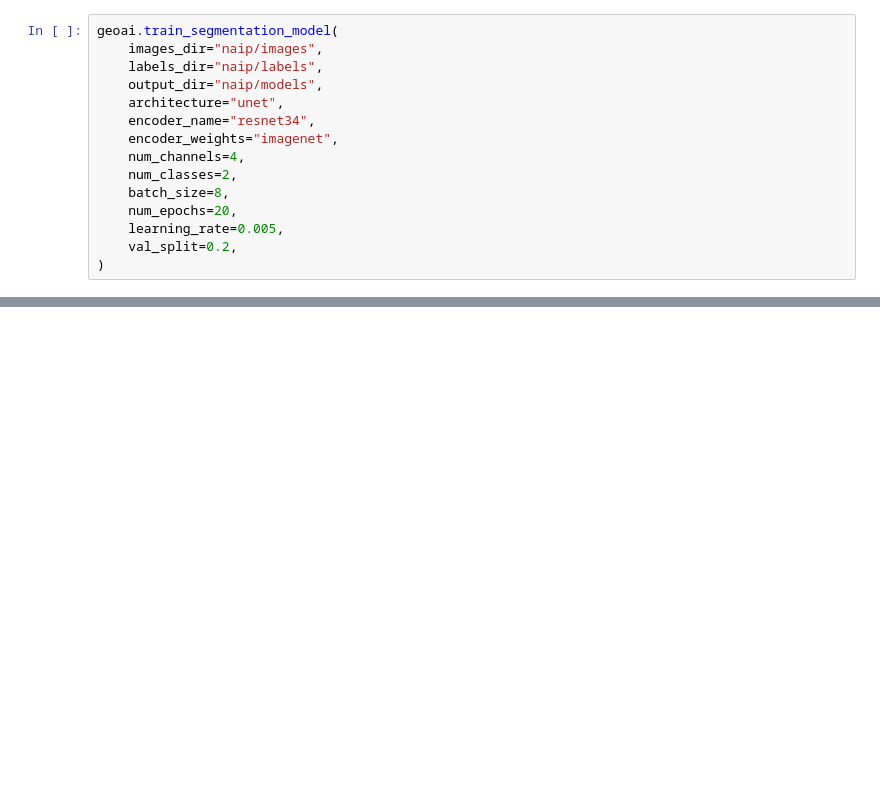
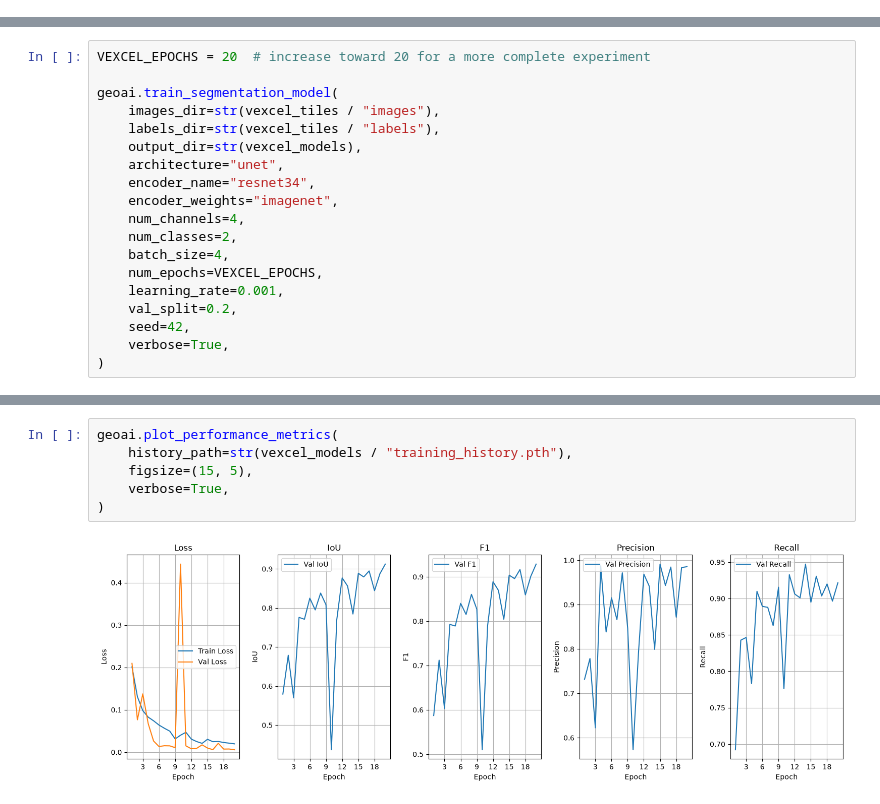
Before and after one commit to HendrikWulf/sds320-jb, a Jupyter notebook: book/04_lessons/L07/05_multispectral-and-sensor-specific-workflows.ipynb, the cells around one changed output, grey strips where cells are left out. Cells and saved outputs as stored; diff of their text form; blank space fills up the shorter version.

```diff
--- a/book/04_lessons/L07/05_multispectral-and-sensor-specific-workflows.ipynb
+++ b/book/04_lessons/L07/05_multispectral-and-sensor-specific-workflows.ipynb
@@ -114,15 +0,0 @@ When the input channel count differs from the 3 channels used in the encoder's I
-# %%
-geoai.train_segmentation_model(
-    images_dir="naip/images",
-    labels_dir="naip/labels",
-    output_dir="naip/models",
-    architecture="unet",
-    encoder_name="resnet34",
-    encoder_weights="imagenet",
-    num_channels=4,
-    num_classes=2,
-    batch_size=8,
-    num_epochs=20,
-    learning_rate=0.005,
-    val_split=0.2,
-)
@@ -175,0 +256,19 @@ For ponds only 10 to 30 meters across, NAIP's 1-meter resolution is likely decis
+# %%
+VEXCEL_EPOCHS = 20  # increase toward 20 for a more complete experiment
+
+geoai.train_segmentation_model(
+    images_dir=str(vexcel_tiles / "images"),
+    labels_dir=str(vexcel_tiles / "labels"),
+    output_dir=str(vexcel_models),
+    architecture="unet",
+    encoder_name="resnet34",
+    encoder_weights="imagenet",
+    num_channels=4,
+    num_classes=2,
+    batch_size=4,
+    num_epochs=VEXCEL_EPOCHS,
+    learning_rate=0.001,
+    val_split=0.2,
+    seed=42,
+    verbose=True,
+)
@@ -175,0 +281,8 @@ For ponds only 10 to 30 meters across, NAIP's 1-meter resolution is likely decis
+# %%
+geoai.plot_performance_metrics(
+    history_path=str(vexcel_models / "training_history.pth"),
+    figsize=(15, 5),
+    verbose=True,
+)
+# %% [output]
+[figure, added]
```
Also changed, not shown: parts of 60 cells of this notebook, 2 other files.
